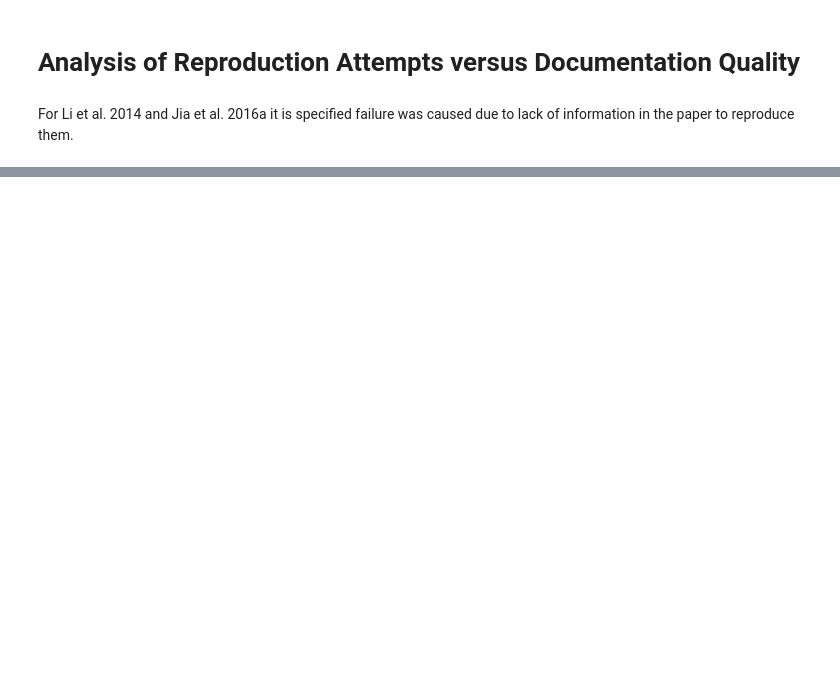
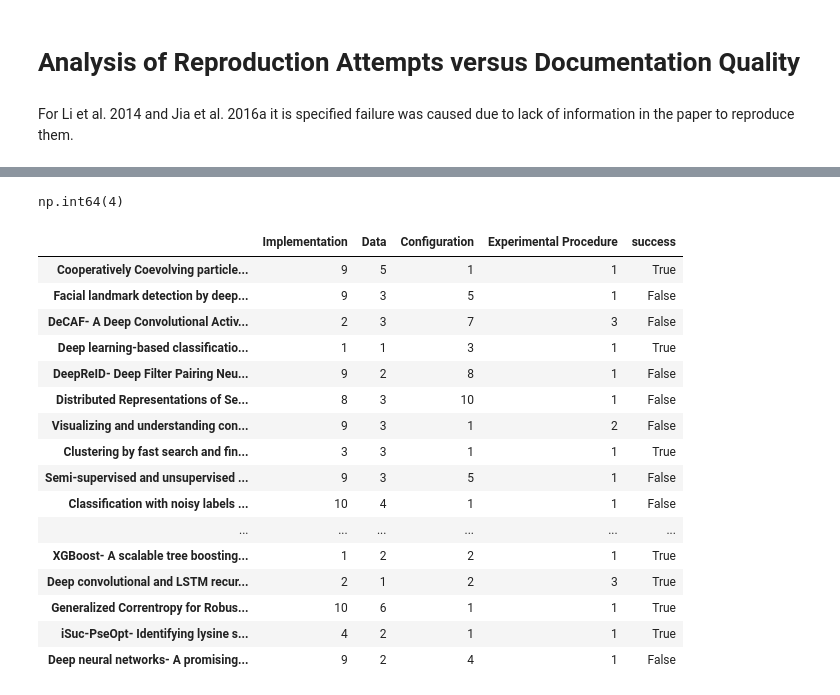
Before and after one commit to thijssnelleman/CostOfReproducibility, a Jupyter notebook: extra_reviews/gundersen_analysis.ipynb, the cells around one changed output, grey strips where cells are left out. Saved outputs shown, nothing was run; the diff lists cells and outputs as text; code cells hidden in the pictures; blank space fills up the shorter version.

```diff
--- a/extra_reviews/gundersen_analysis.ipynb
+++ b/extra_reviews/gundersen_analysis.ipynb
@@ -262,0 +347,26 @@ For Li et al. 2014 and Jia et al. 2016a it is specified failure was caused due t
+# %%
+# Extract reviews data
+from pathlib import Path
+import pandas as pd
+
+review_df = []
+for review in Path.cwd().rglob("*.md"):
+    implementation, data, config, exp = None, None, None, None
+    review_lines = review.open().readlines()
+    for index, line in enumerate(review_lines):
+        if not implementation and "### Implementation" in line:
+            implementation = int(review_lines[index + 3].strip()[1:-1])
+        if not data and "### Data" in line:
+            data = int(review_lines[index + 3].strip()[1:-1])
+        if not config and "### Configuration" in line:
+            config = int(review_lines[index + 3].strip()[1:-1])
+        if not exp and "### Experimental Procedure" in line:
+            exp = int(review_lines[index + 3].strip()[1:-1])
+        if implementation and data and config and exp:
+            break
+    #review_df.append([review.stem, implementation, data, config, exp])
+    gundersen_results[review.stem].update({"Implementation": implementation, "Data": data, "Configuration": config, "Experimental Procedure": exp})
+
+#review_df = pd.DataFrame(review_df, columns=["Review", "Implementation", "Data", "Configuration", "Experimental Procedure"])
+df = pd.DataFrame(gundersen_results.values(), index=gundersen_results.keys())
+df["n_experiments_success"] = df["n_results_identical"] + df["n_results_consistent"]
@@ -262,0 +492,4 @@ For Li et al. 2014 and Jia et al. 2016a it is specified failure was caused due t
+# %%
+df["Experimental Procedure"].max()
+# %% [output]
+np.int64(4)
@@ -262,0 +578,20 @@ For Li et al. 2014 and Jia et al. 2016a it is specified failure was caused due t
+# %%
+df[dimensions + ["success"]]
+# %% [output]
+|  | Implementation | Data | Configuration | Experimental Procedure | success |
+| Cooperatively Coevolving particle... | 9 | 5 | 1 | 1 | True |
+| Facial landmark detection by deep... | 9 | 3 | 5 | 1 | False |
+| DeCAF- A Deep Convolutional Activ... | 2 | 3 | 7 | 3 | False |
+| Deep learning-based classificatio... | 1 | 1 | 3 | 1 | True |
+| DeepReID- Deep Filter Pairing Neu... | 9 | 2 | 8 | 1 | False |
+| Distributed Representations of Se... | 8 | 3 | 10 | 1 | False |
+| Visualizing and understanding con... | 9 | 3 | 1 | 2 | False |
+| Clustering by fast search and fin... | 3 | 3 | 1 | 1 | True |
+| Semi-supervised and unsupervised ... | 9 | 3 | 5 | 1 | False |
+| Classification with noisy labels ... | 10 | 4 | 1 | 1 | False |
+| ... | ... | ... | ... | ... | ... |
+| XGBoost- A scalable tree boosting... | 1 | 2 | 2 | 1 | True |
+| Deep convolutional and LSTM recur... | 2 | 1 | 2 | 3 | True |
+| Generalized Correntropy for Robus... | 10 | 6 | 1 | 1 | True |
+| iSuc-PseOpt- Identifying lysine s... | 4 | 2 | 1 | 1 | True |
+| Deep neural networks- A promising... | 9 | 2 | 4 | 1 | False |
```
Also changed, not shown: parts of 22 cells of this notebook.
